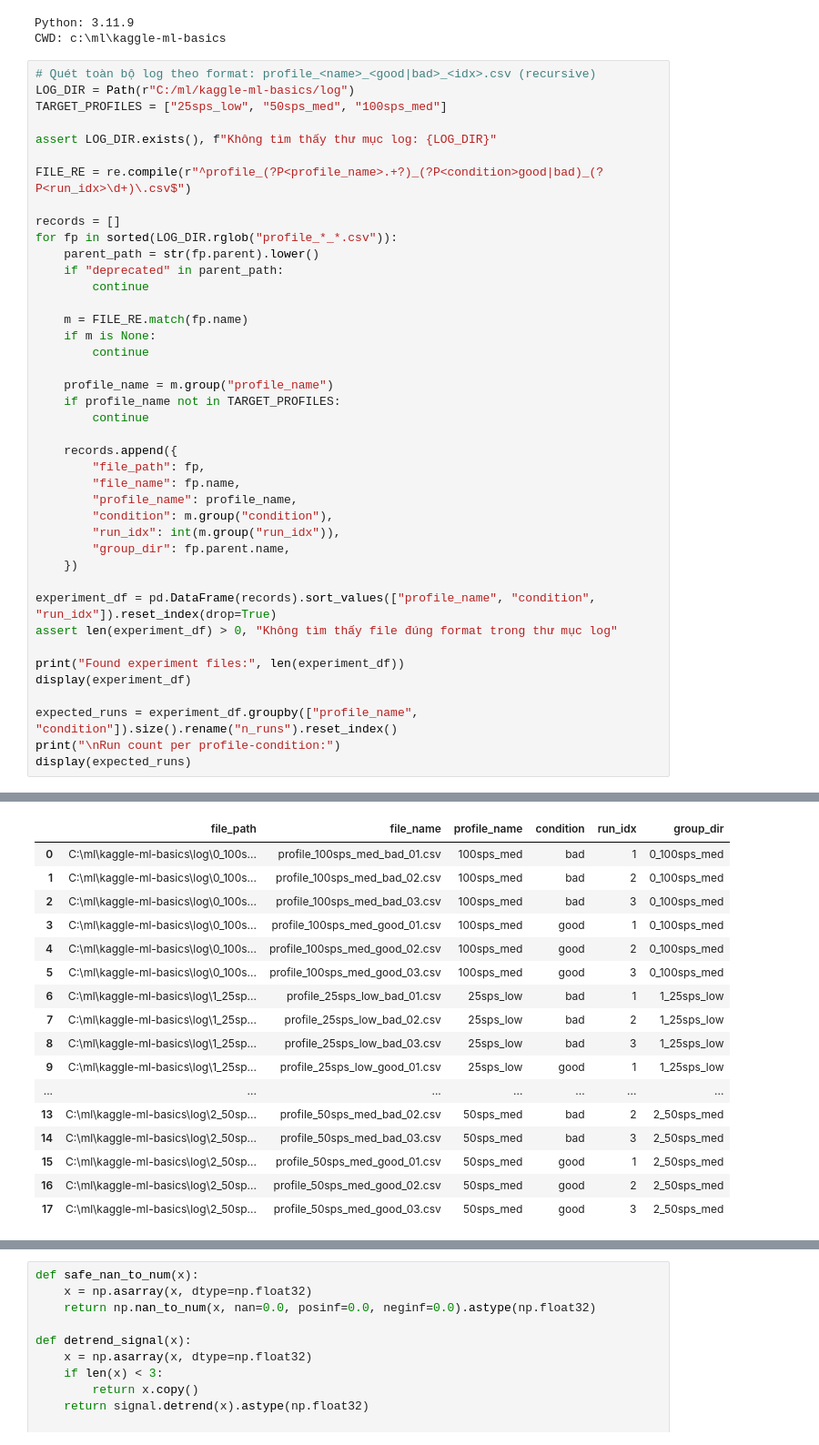
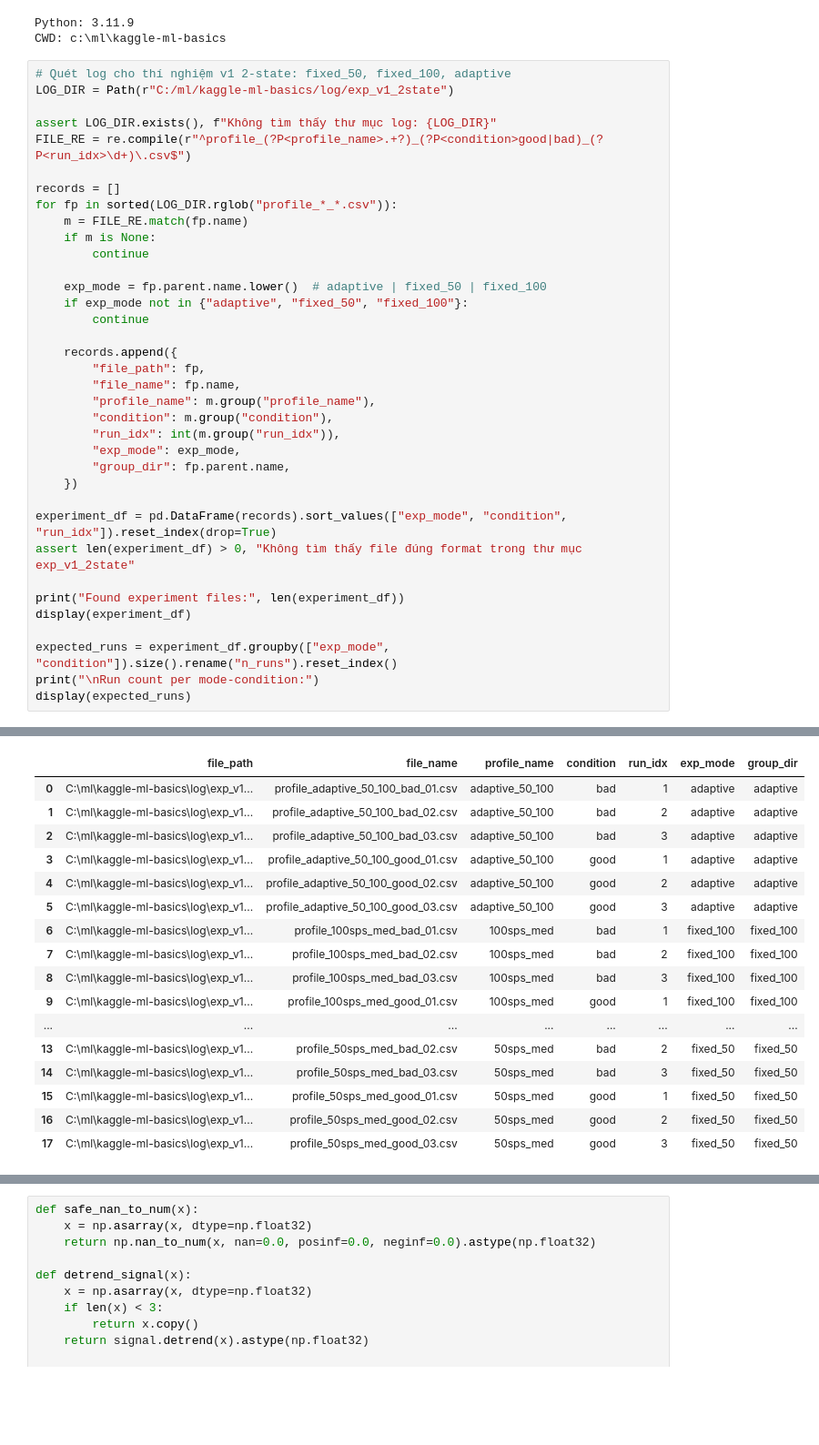
Before and after one commit to son26704/kaggle-ml-basics, a Jupyter notebook: max30102_log_analysis.ipynb, the cells around one changed output, grey strips where cells are left out. Shown at 91% size. Drawn from its saved outputs; the diff is of its cells as text; blank space fills up the shorter version.

```diff
--- a/max30102_log_analysis.ipynb
+++ b/max30102_log_analysis.ipynb
@@ -41,62 +41,57 @@ print("CWD:", os.getcwd())
 Python: 3.11.9
 CWD: c:\ml\kaggle-ml-basics
 # %%
-# Quét toàn bộ log theo format: profile_<name>_<good|bad>_<idx>.csv (recursive)
-LOG_DIR = Path(r"C:/ml/kaggle-ml-basics/log")
-TARGET_PROFILES = ["25sps_low", "50sps_med", "100sps_med"]
+# Quét log cho thí nghiệm v1 2-state: fixed_50, fixed_100, adaptive
+LOG_DIR = Path(r"C:/ml/kaggle-ml-basics/log/exp_v1_2state")
 
 assert LOG_DIR.exists(), f"Không tìm thấy thư mục log: {LOG_DIR}"
-
 FILE_RE = re.compile(r"^profile_(?P<profile_name>.+?)_(?P<condition>good|bad)_(?P<run_idx>\d+)\.csv$")
 
 records = []
 for fp in sorted(LOG_DIR.rglob("profile_*_*.csv")):
-    parent_path = str(fp.parent).lower()
-    if "deprecated" in parent_path:
-        continue
-
     m = FILE_RE.match(fp.name)
     if m is None:
         continue
 
-    profile_name = m.group("profile_name")
-    if profile_name not in TARGET_PROFILES:
+    exp_mode = fp.parent.name.lower()  # adaptive | fixed_50 | fixed_100
+    if exp_mode not in {"adaptive", "fixed_50", "fixed_100"}:
         continue
 
     records.append({
         "file_path": fp,
         "file_name": fp.name,
-        "profile_name": profile_name,
+        "profile_name": m.group("profile_name"),
         "condition": m.group("condition"),
         "run_idx": int(m.group("run_idx")),
+        "exp_mode": exp_mode,
         "group_dir": fp.parent.name,
     })
 
-experiment_df = pd.DataFrame(records).sort_values(["profile_name", "condition", "run_idx"]).reset_index(drop=True)
-assert len(experiment_df) > 0, "Không tìm thấy file đúng format trong thư mục log"
+experiment_df = pd.DataFrame(records).sort_values(["exp_mode", "condition", "run_idx"]).reset_index(drop=True)
+assert len(experiment_df) > 0, "Không tìm thấy file đúng format trong thư mục exp_v1_2state"
 
 print("Found experiment files:", len(experiment_df))
 display(experiment_df)
 
-expected_runs = experiment_df.groupby(["profile_name", "condition"]).size().rename("n_runs").reset_index()
-print("\nRun count per profile-condition:")
+expected_runs = experiment_df.groupby(["exp_mode", "condition"]).size().rename("n_runs").reset_index()
+print("\nRun count per mode-condition:")
 display(expected_runs)
 # %% [output]
 Found experiment files: 18
-|  | file_path | file_name | profile_name | condition | run_idx | group_dir |
-| 0 | C:\ml\kaggle-ml-basics\log\0_100s... | profile_100sps_med_bad_01.csv | 100sps_med | bad | 1 | 0_100sps_med |
-| 1 | C:\ml\kaggle-ml-basics\log\0_100s... | profile_100sps_med_bad_02.csv | 100sps_med | bad | 2 | 0_100sps_med |
-| 2 | C:\ml\kaggle-ml-basics\log\0_100s... | profile_100sps_med_bad_03.csv | 100sps_med | bad | 3 | 0_100sps_med |
-| 3 | C:\ml\kaggle-ml-basics\log\0_100s... | profile_100sps_med_good_01.csv | 100sps_med | good | 1 | 0_100sps_med |
-| 4 | C:\ml\kaggle-ml-basics\log\0_100s... | profile_100sps_med_good_02.csv | 100sps_med | good | 2 | 0_100sps_med |
-| 5 | C:\ml\kaggle-ml-basics\log\0_100s... | profile_100sps_med_good_03.csv | 100sps_med | good | 3 | 0_100sps_med |
-| 6 | C:\ml\kaggle-ml-basics\log\1_25sp... | profile_25sps_low_bad_01.csv | 25sps_low | bad | 1 | 1_25sps_low |
-| 7 | C:\ml\kaggle-ml-basics\log\1_25sp... | profile_25sps_low_bad_02.csv | 25sps_low | bad | 2 | 1_25sps_low |
-| 8 | C:\ml\kaggle-ml-basics\log\1_25sp... | profile_25sps_low_bad_03.csv | 25sps_low | bad | 3 | 1_25sps_low |
-| 9 | C:\ml\kaggle-ml-basics\log\1_25sp... | profile_25sps_low_good_01.csv | 25sps_low | good | 1 | 1_25sps_low |
-| ... | ... | ... | ... | ... | ... | ... |
-| 13 | C:\ml\kaggle-ml-basics\log\2_50sp... | profile_50sps_med_bad_02.csv | 50sps_med | bad | 2 | 2_50sps_med |
-| 14 | C:\ml\kaggle-ml-basics\log\2_50sp... | profile_50sps_med_bad_03.csv | 50sps_med | bad | 3 | 2_50sps_med |
-| 15 | C:\ml\kaggle-ml-basics\log\2_50sp... | profile_50sps_med_good_01.csv | 50sps_med | good | 1 | 2_50sps_med |
-| 16 | C:\ml\kaggle-ml-basics\log\2_50sp... | profile_50sps_med_good_02.csv | 50sps_med | good | 2 | 2_50sps_med |
-| 17 | C:\ml\kaggle-ml-basics\log\2_50sp... | profile_50sps_med_good_03.csv | 50sps_med | good | 3 | 2_50sps_med |
+|  | file_path | file_name | profile_name | condition | run_idx | exp_mode | group_dir |
+| 0 | C:\ml\kaggle-ml-basics\log\exp_v1... | profile_adaptive_50_100_bad_01.csv | adaptive_50_100 | bad | 1 | adaptive | adaptive |
+| 1 | C:\ml\kaggle-ml-basics\log\exp_v1... | profile_adaptive_50_100_bad_02.csv | adaptive_50_100 | bad | 2 | adaptive | adaptive |
+| 2 | C:\ml\kaggle-ml-basics\log\exp_v1... | profile_adaptive_50_100_bad_03.csv | adaptive_50_100 | bad | 3 | adaptive | adaptive |
+| 3 | C:\ml\kaggle-ml-basics\log\exp_v1... | profile_adaptive_50_100_good_01.csv | adaptive_50_100 | good | 1 | adaptive | adaptive |
+| 4 | C:\ml\kaggle-ml-basics\log\exp_v1... | profile_adaptive_50_100_good_02.csv | adaptive_50_100 | good | 2 | adaptive | adaptive |
+| 5 | C:\ml\kaggle-ml-basics\log\exp_v1... | profile_adaptive_50_100_good_03.csv | adaptive_50_100 | good | 3 | adaptive | adaptive |
+| 6 | C:\ml\kaggle-ml-basics\log\exp_v1... | profile_100sps_med_bad_01.csv | 100sps_med | bad | 1 | fixed_100 | fixed_100 |
+| 7 | C:\ml\kaggle-ml-basics\log\exp_v1... | profile_100sps_med_bad_02.csv | 100sps_med | bad | 2 | fixed_100 | fixed_100 |
+| 8 | C:\ml\kaggle-ml-basics\log\exp_v1... | profile_100sps_med_bad_03.csv | 100sps_med | bad | 3 | fixed_100 | fixed_100 |
+| 9 | C:\ml\kaggle-ml-basics\log\exp_v1... | profile_100sps_med_good_01.csv | 100sps_med | good | 1 | fixed_100 | fixed_100 |
+| ... | ... | ... | ... | ... | ... | ... | ... |
+| 13 | C:\ml\kaggle-ml-basics\log\exp_v1... | profile_50sps_med_bad_02.csv | 50sps_med | bad | 2 | fixed_50 | fixed_50 |
+| 14 | C:\ml\kaggle-ml-basics\log\exp_v1... | profile_50sps_med_bad_03.csv | 50sps_med | bad | 3 | fixed_50 | fixed_50 |
+| 15 | C:\ml\kaggle-ml-basics\log\exp_v1... | profile_50sps_med_good_01.csv | 50sps_med | good | 1 | fixed_50 | fixed_50 |
+| 16 | C:\ml\kaggle-ml-basics\log\exp_v1... | profile_50sps_med_good_02.csv | 50sps_med | good | 2 | fixed_50 | fixed_50 |
+| 17 | C:\ml\kaggle-ml-basics\log\exp_v1... | profile_50sps_med_good_03.csv | 50sps_med | good | 3 | fixed_50 | fixed_50 |
```
Also changed, not shown: parts of 12 cells of this notebook, 20 other files.
